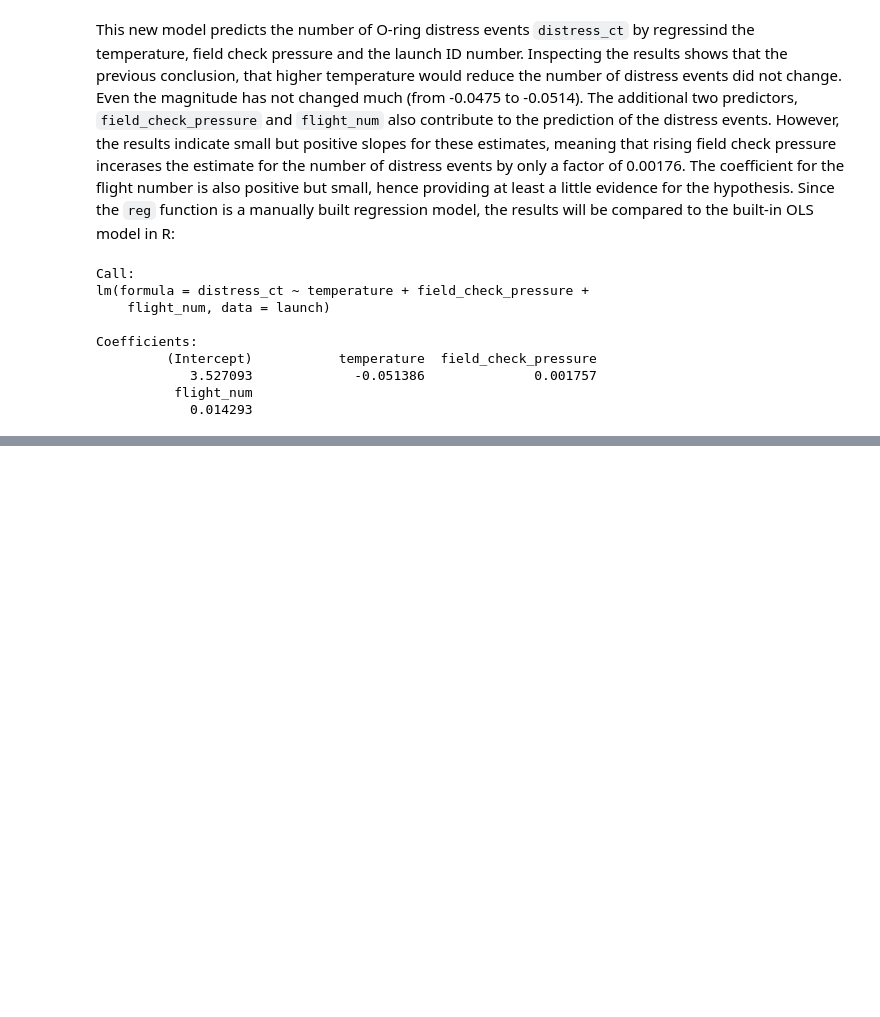
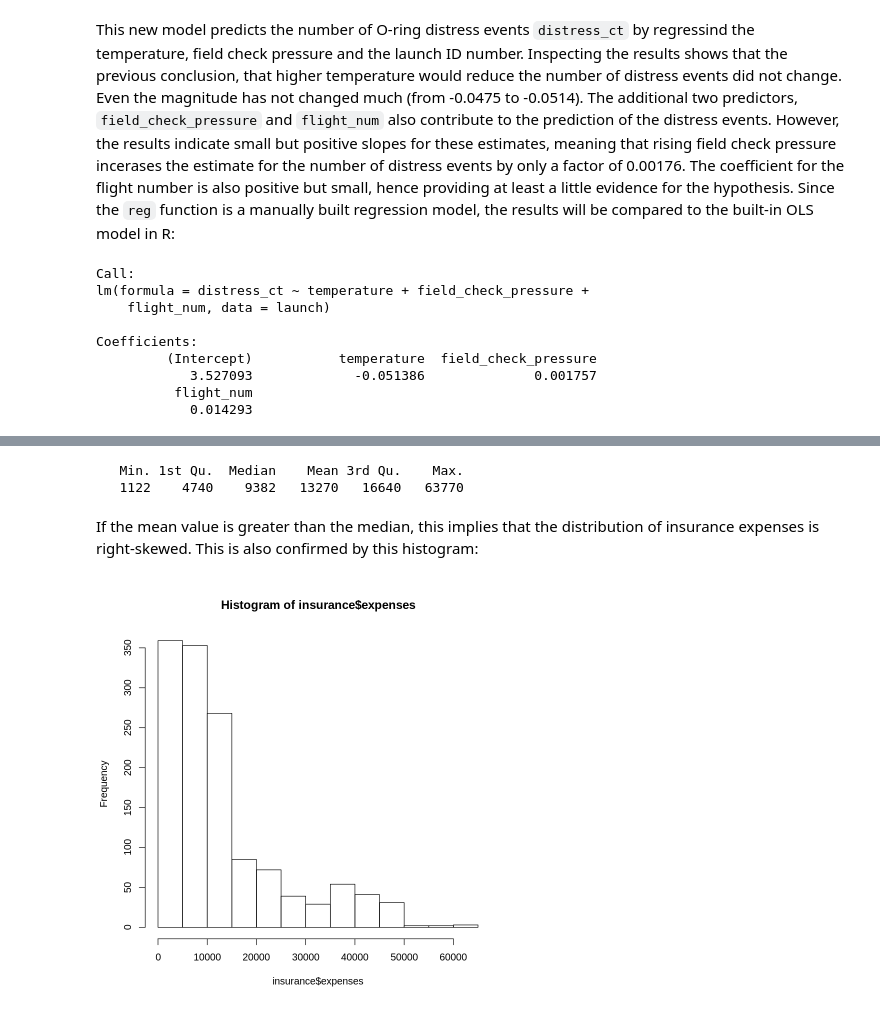
Before and after one commit to tanasrad/Machine_Learning_with_R, a Jupyter notebook: Chapter_6_R.ipynb, the cells around one changed output, grey strips where cells are left out. Cells and saved outputs as stored; diff of their text form; code cells hidden in the pictures; blank space fills up the shorter version.

```diff
--- a/Chapter_6_R.ipynb
+++ b/Chapter_6_R.ipynb
@@ -282,0 +285,4 @@ asdf
+# %%
+url_insurance <- "https://raw.githubusercontent.com/tanasrad/Machine_Learning_with_R/master/Ch6/insurance.csv"
+insurance <- read.csv(url_insurance)
+head(insurance)
@@ -282,0 +301,3 @@ asdf
+# %%
+insurance <- read.csv(url_insurance, stringsAsFactors = TRUE)
+str(insurace) # check if formatted as expected
@@ -282,0 +321,13 @@ asdf
+# %%
+# summarize the charges variable
+summary(insurance$expenses)
+# %% [output]
+   Min. 1st Qu.  Median    Mean 3rd Qu.    Max.
+   1122    4740    9382   13270   16640   63770
+# %% [markdown]
+If the mean value is greater than the median, this implies that the distribution of insurance expenses is right-skewed. This is also confirmed by this histogram:
+# %%
+# histogram of insurance charges
+hist(insurance$expenses)
+# %% [output]
+[figure, added]
```
Also changed, not shown: parts of 30 cells of this notebook.
